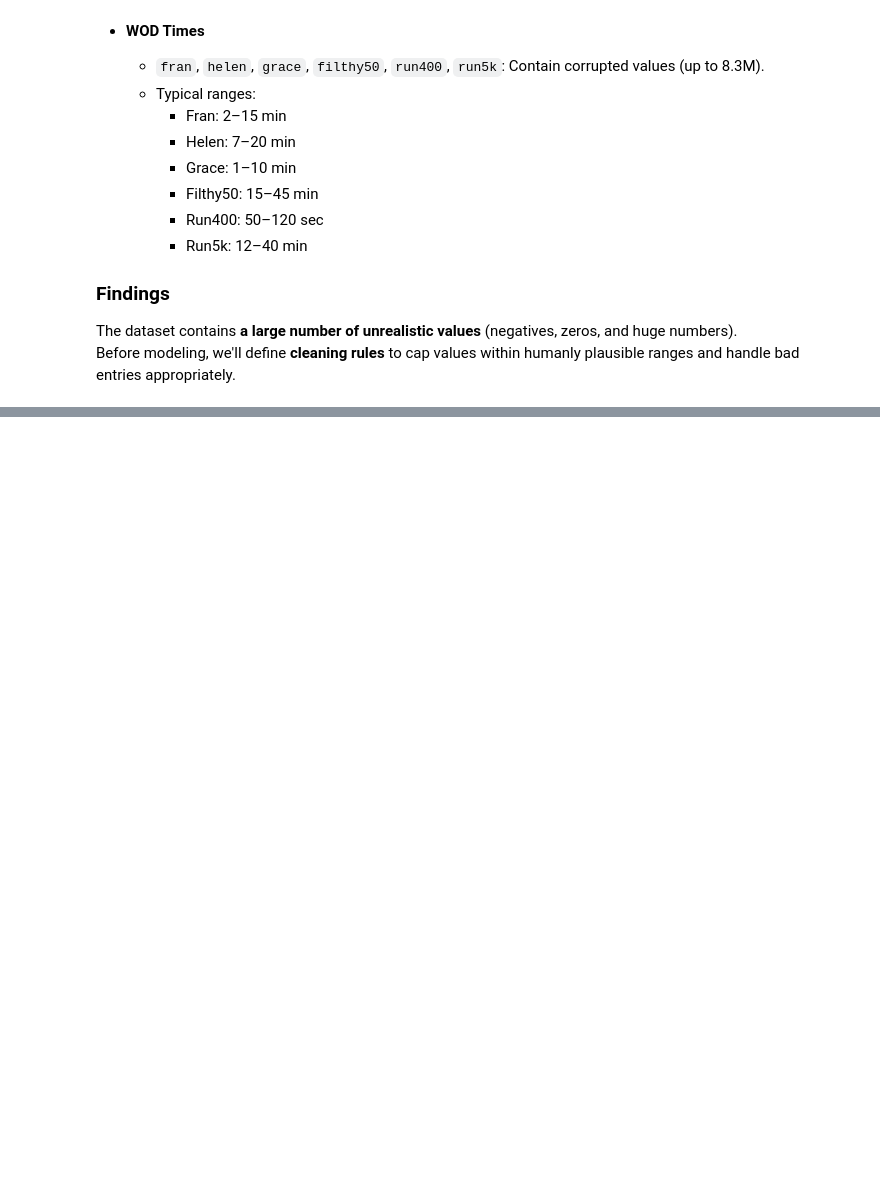
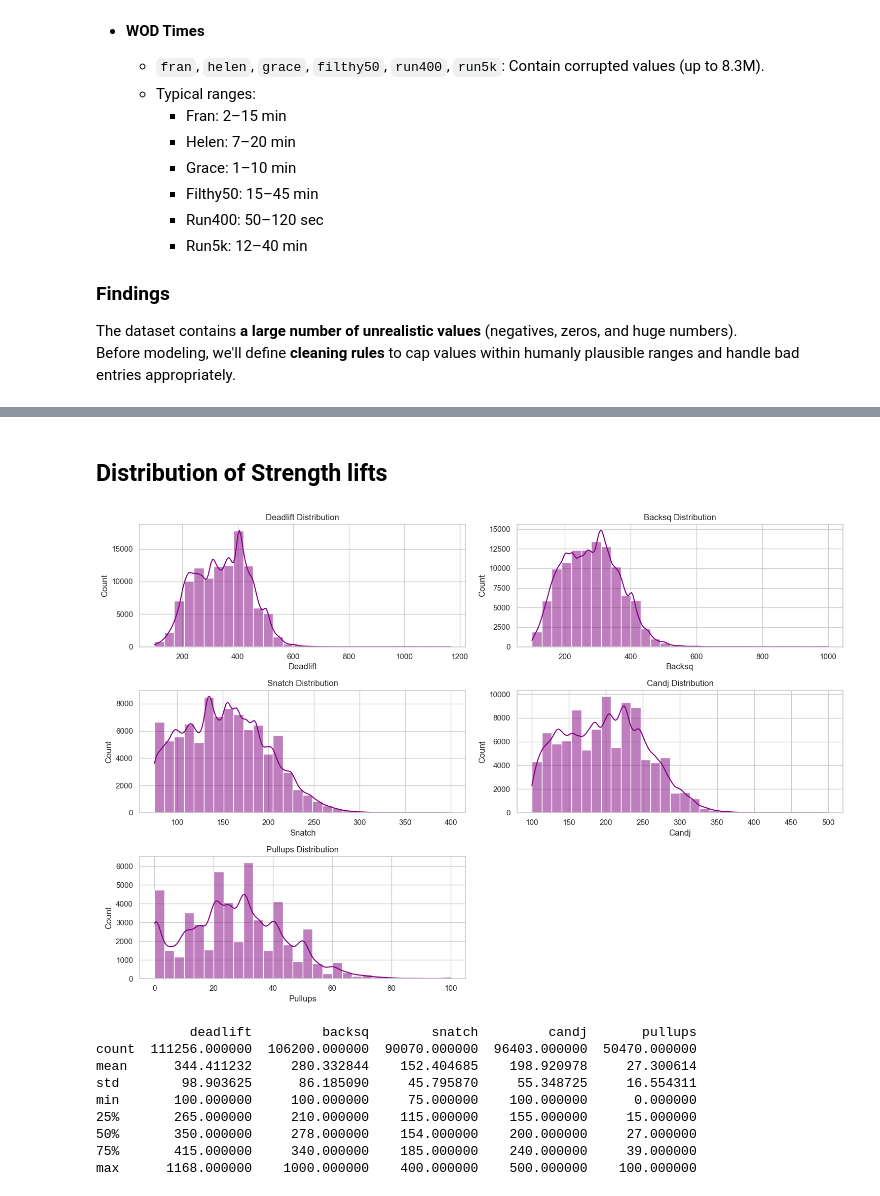
Before and after one commit to Babraakinyi/crossfit-athletes-analysis, a Jupyter notebook: notebook/Crossfit Athletes Analysis.ipynb, the cells around one changed output, grey strips where cells are left out. Saved outputs shown, nothing was run; the diff lists cells and outputs as text; code cells hidden in the pictures; blank space fills up the shorter version.

```diff
--- a/notebook/Crossfit Athletes Analysis.ipynb
+++ b/notebook/Crossfit Athletes Analysis.ipynb
@@ -212,0 +476,31 @@ Before modeling, we'll define **cleaning rules** to cap values within humanly pl
+# %% [markdown]
+## Distribution of Strength lifts
+# %%
+strength_cols = ["deadlift", "backsq", "snatch", "candj", "pullups"]
+
+# Plot distributions
+plt.figure(figsize=(15,10))
+
+for i, col in enumerate(strength_cols, 1):
+    plt.subplot(3, 2, i)
+    sns.histplot(df_ready[col], bins=30, kde=True, color="purple")
+    plt.title(f"{col.capitalize()} Distribution")
+    plt.xlabel(col.capitalize())
+    plt.ylabel("Count")
+
+plt.tight_layout()
+plt.show()
+
+# summary stats
+print(df_ready[strength_cols].describe())
+# %% [output]
+[figure, added]
+            deadlift         backsq        snatch         candj       pullups
+count  111256.000000  106200.000000  90070.000000  96403.000000  50470.000000
+mean      344.411232     280.332844    152.404685    198.920978     27.300614
+std        98.903625      86.185090     45.795870     55.348725     16.554311
+min       100.000000     100.000000     75.000000    100.000000      0.000000
+25%       265.000000     210.000000    115.000000    155.000000     15.000000
+50%       350.000000     278.000000    154.000000    200.000000     27.000000
+75%       415.000000     340.000000    185.000000    240.000000     39.000000
+max      1168.000000    1000.000000    400.000000    500.000000    100.000000
```
Also changed, not shown: parts of 19 cells of this notebook.
